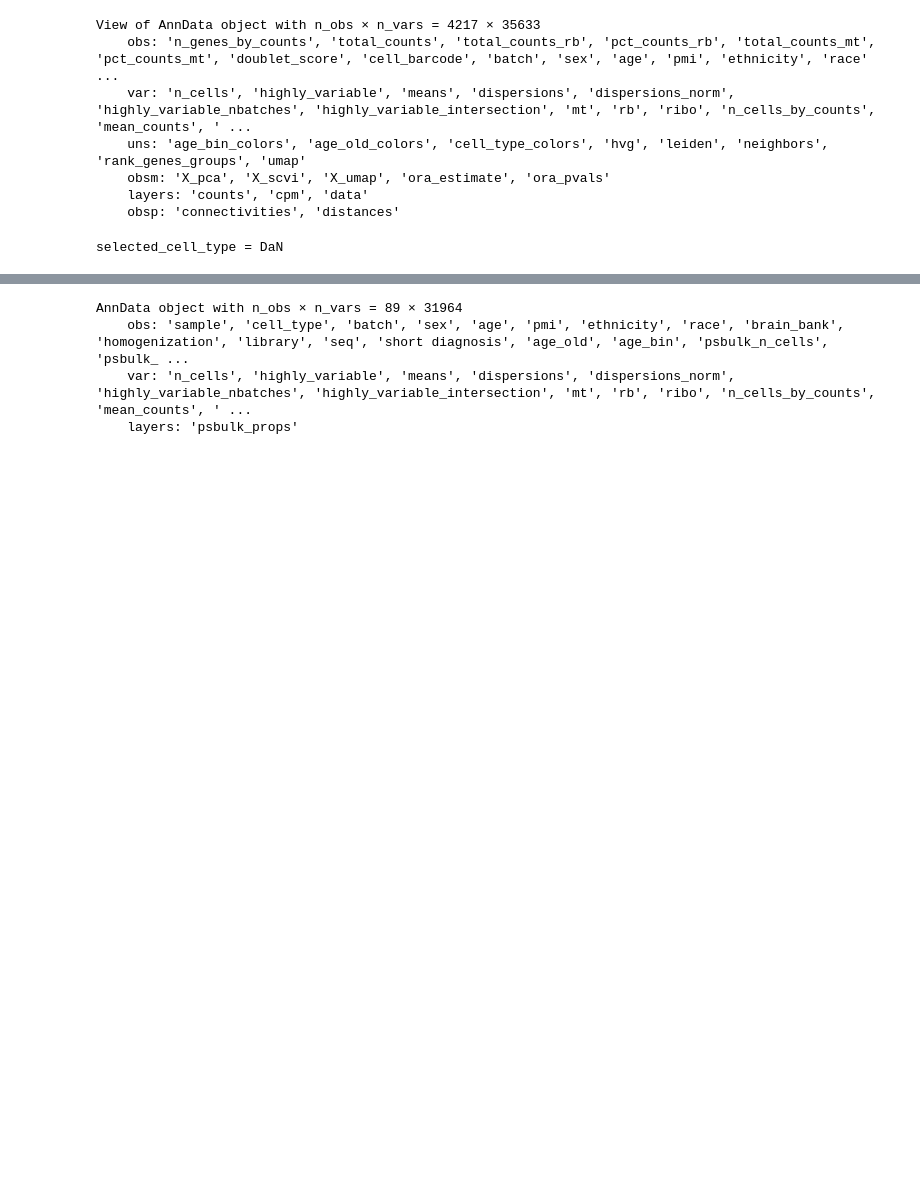
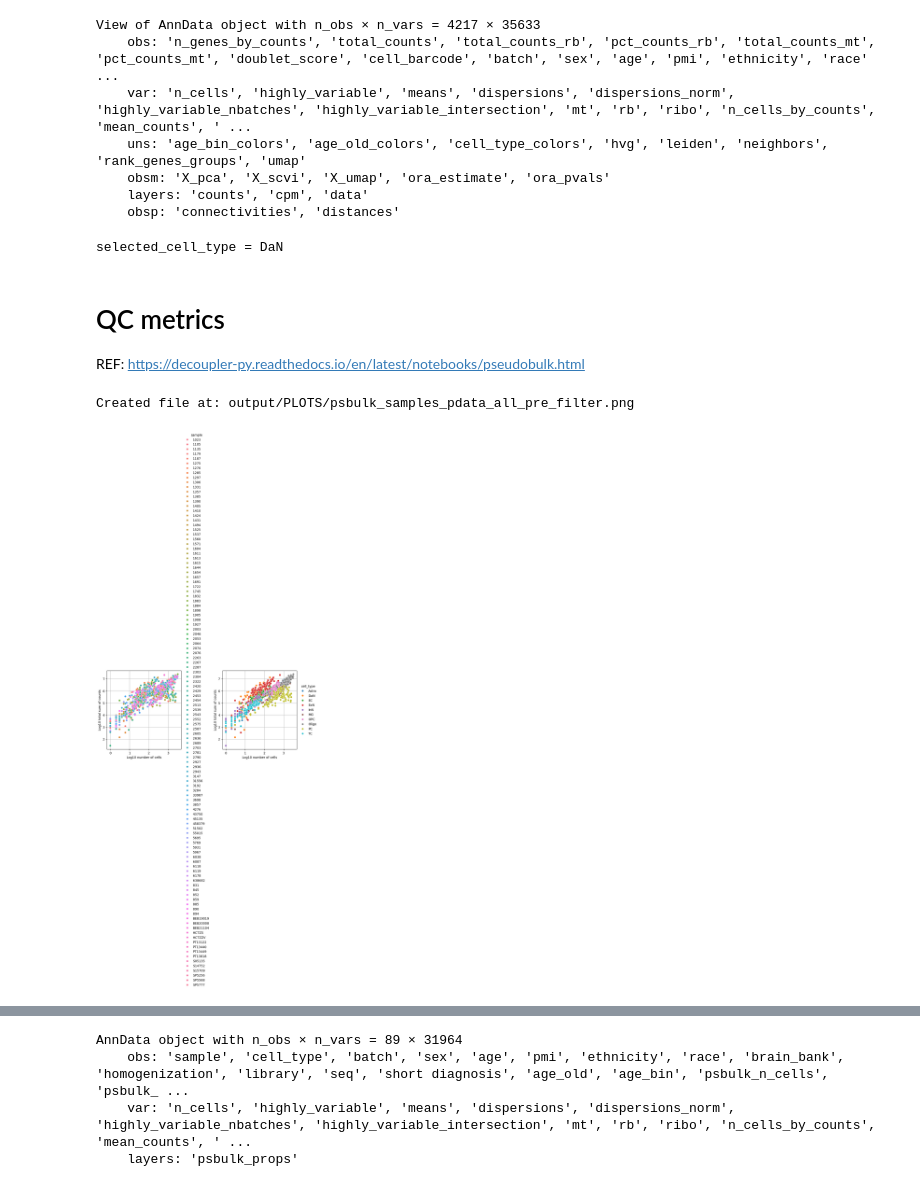
Before and after one commit to adamcatching/multiome-pipeline, a Jupyter notebook: src/1-PSEUDOBULK-DGE-base.ipynb, the cells around one changed output, grey strips where cells are left out. Cells and saved outputs as stored; diff of their text form; code cells hidden in the pictures; blank space fills up the shorter version.

Commit message:
Add QC plots and generalize it so it'll work on any of the cell types. Lots of fixes

```diff
--- a/src/1-PSEUDOBULK-DGE-base.ipynb
+++ b/src/1-PSEUDOBULK-DGE-base.ipynb
@@ -220,3 +254,37 @@ selected_cell_type = cell_types[cell_type_number]
 print('selected_cell_type =', selected_cell_type)
 # %% [output]
 selected_cell_type = DaN
+# %% [markdown]
+# QC metrics
+
+REF: [https://decoupler-py.readthedocs.io/en/latest/notebooks/pseudobulk.html](https://decoupler-py.readthedocs.io/en/latest/notebooks/pseudobulk.html)
+# %%
+# QC metrics
+
+# Get pseudo-bulk profile - of ALL celltypes
+pdata_all_pre_filter = dc.get_pseudobulk(
+    adata,
+    sample_col  = 'sample',
+    groups_col  = 'cell_type',
+    layer       = 'counts',
+    mode        = 'sum',
+    min_cells   = 0,
+    min_counts  = 0
+)
+# %%
+# Define output path
+output_path = 'output/PLOTS/psbulk_samples_pdata_all_pre_filter.png'
+
+# PLOT - QC metrics
+dc.plot_psbulk_samples(
+    pdata_all_pre_filter,
+    groupby = ['sample', 'cell_type'],
+    figsize = (10, 16),
+    # legend  = False,
+    save    = output_path,
+)
+
+print(f'Created file at: {output_path}')
+# %% [output]
+Created file at: output/PLOTS/psbulk_samples_pdata_all_pre_filter.png
+[figure, added]
```
Also changed, not shown: parts of 37 cells of this notebook.
